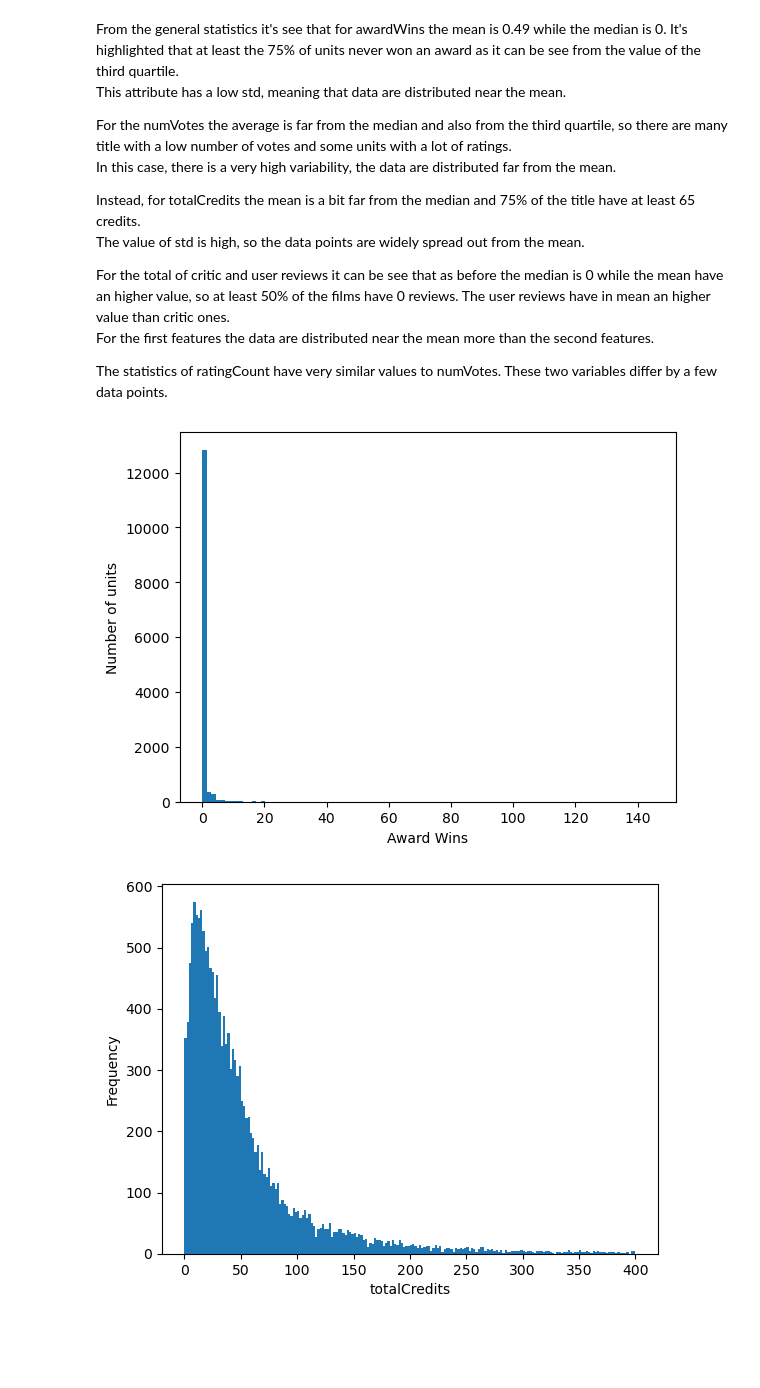
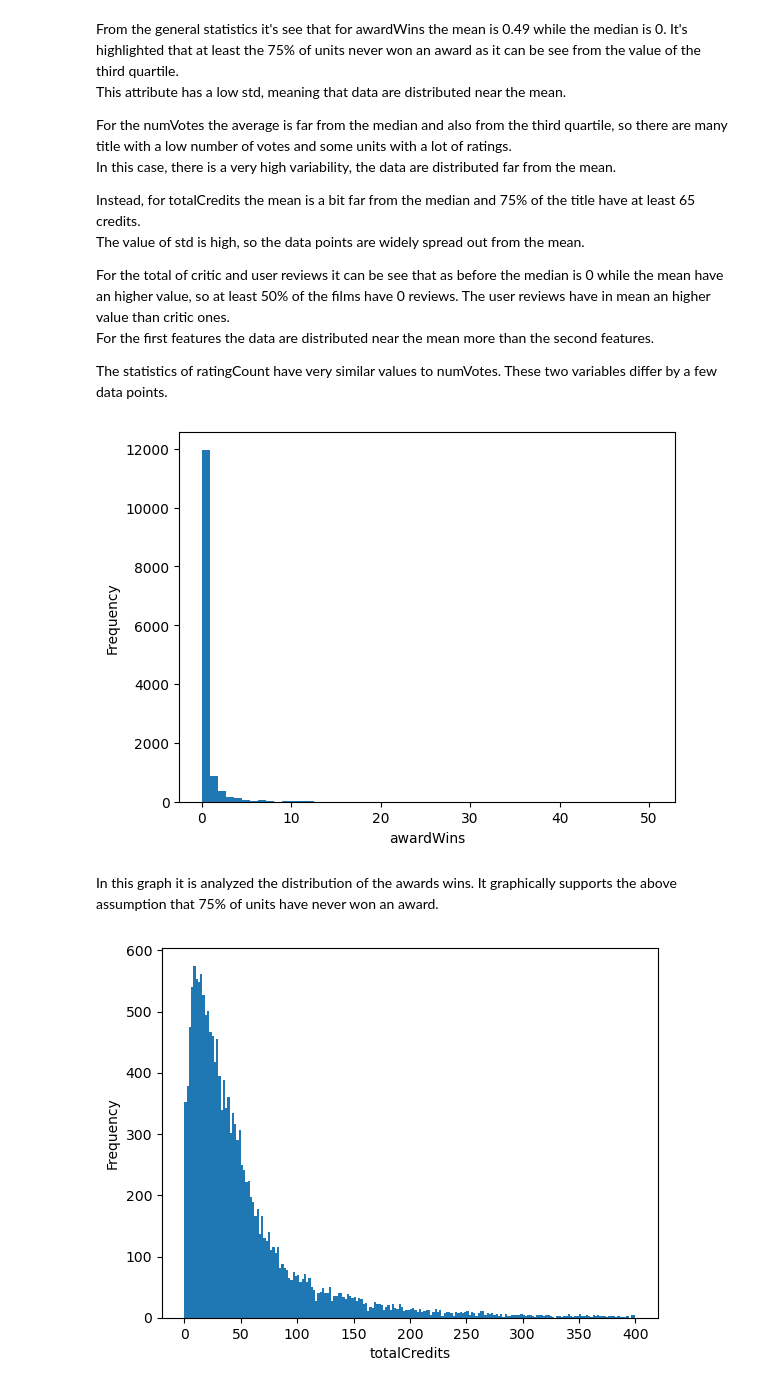
Before and after one commit to luigiascio/Data-Mining-I, a Jupyter notebook: DM1_project.ipynb, the cells around one changed output. Saved outputs shown, nothing was run; the diff lists cells and outputs as text; code cells hidden in the pictures; blank space fills up the shorter version.

```diff
--- a/DM1_project.ipynb
+++ b/DM1_project.ipynb
@@ -117,13 +123,21 @@ For the total of critic and user reviews it can be see that as before the median
 For the first features the data are distributed near the mean more than the second features.
 
 The statistics of ratingCount have very similar values to numVotes. These two variables differ by a few data points.
-# %%
-plt.hist(df['awardWins'], bins = 100)
-plt.xlabel('Award Wins')
-plt.ylabel('Number of units')
-plt.show()
-# %% [output]
-[figure, removed]
+# %%
+bin_width = 0.9
+bins = np.arange(0, 50 + bin_width, bin_width)
+
+soglia = 200
+awardWins_filtered = df[df['awardWins'] < soglia]
+
+plt.hist(awardWins_filtered['awardWins'], bins = bins)
+plt.xlabel('awardWins')
+plt.ylabel('Frequency')
+plt.show()
+# %% [output]
+[figure, added]
+# %% [markdown]
+In this graph it is analyzed the distribution of the awards wins. It graphically supports the above assumption that 75% of units have never won an award.
 # %%
 bin_width = 2
 bins = np.arange(0, 400 + bin_width, bin_width)
```
Also changed, not shown: parts of 12 cells of this notebook.
